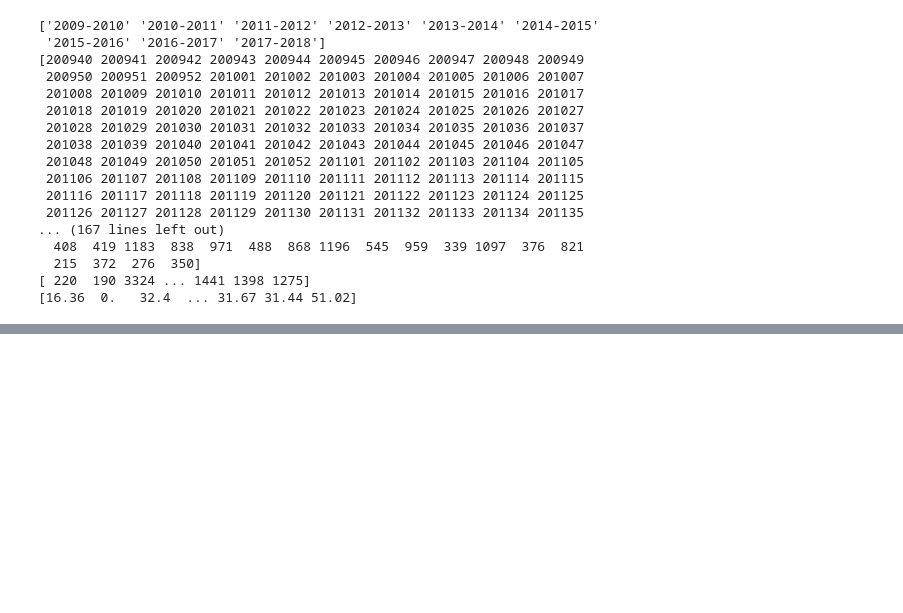
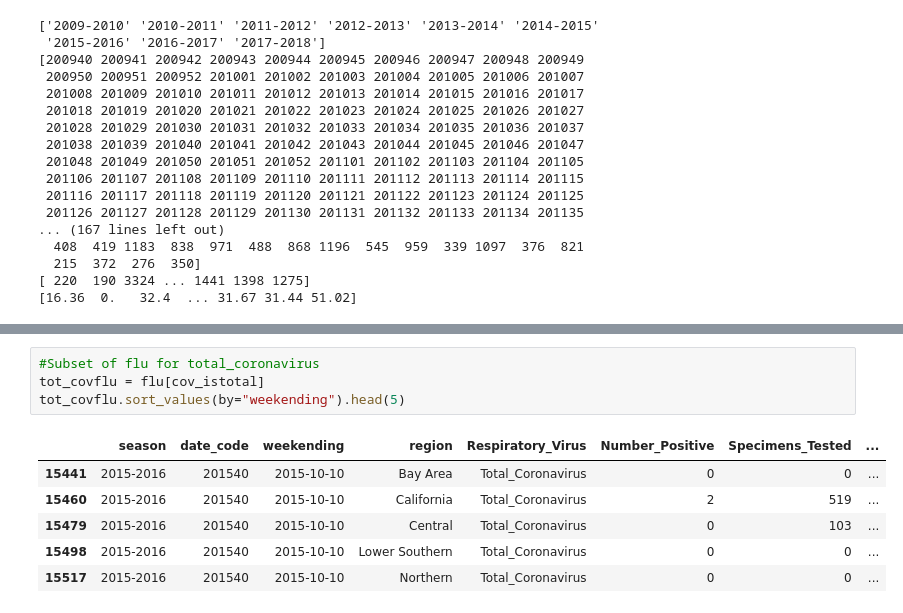
Before and after one commit to danypark91/ts_sarimax, a Jupyter notebook: flu.ipynb, the cells around one changed output, grey strips where cells are left out. Saved outputs shown, nothing was run; the diff lists cells and outputs as text; blank space fills up the shorter version.

```diff
--- a/flu.ipynb
+++ b/flu.ipynb
@@ -70,0 +135,11 @@ for col in flu:
+# %%
+#Subset of flu for total_coronavirus
+tot_covflu = flu[cov_istotal]
+tot_covflu.sort_values(by="weekending").head(5)
+# %% [output]
+|  | season | date_code | weekending | region | Respiratory_Virus | Number_Positive | Specimens_Tested | ... |
+| 15441 | 2015-2016 | 201540 | 2015-10-10 | Bay Area | Total_Coronavirus | 0 | 0 | ... |
+| 15460 | 2015-2016 | 201540 | 2015-10-10 | California | Total_Coronavirus | 2 | 519 | ... |
+| 15479 | 2015-2016 | 201540 | 2015-10-10 | Central | Total_Coronavirus | 0 | 103 | ... |
+| 15498 | 2015-2016 | 201540 | 2015-10-10 | Lower Southern | Total_Coronavirus | 0 | 0 | ... |
+| 15517 | 2015-2016 | 201540 | 2015-10-10 | Northern | Total_Coronavirus | 0 | 0 | ... |
```
Also changed, not shown: parts of 8 cells of this notebook.
